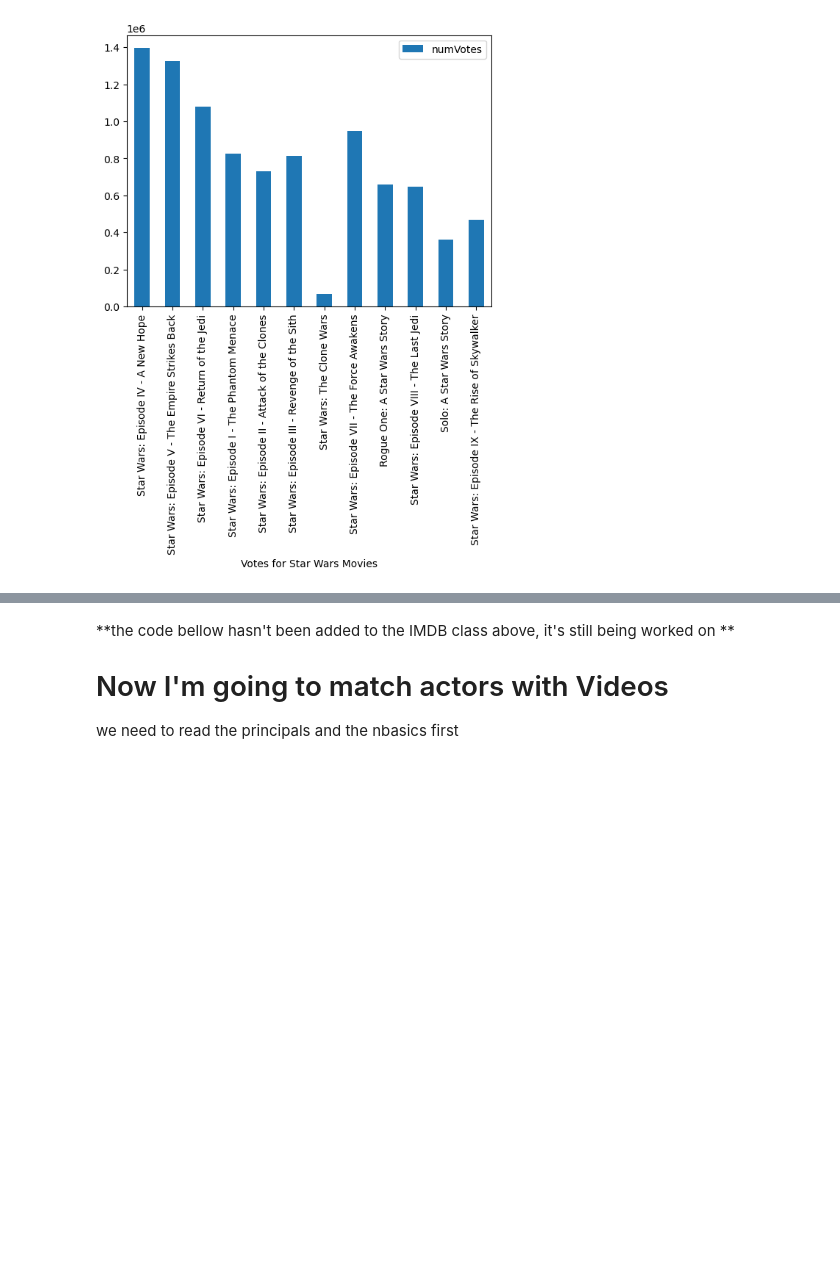
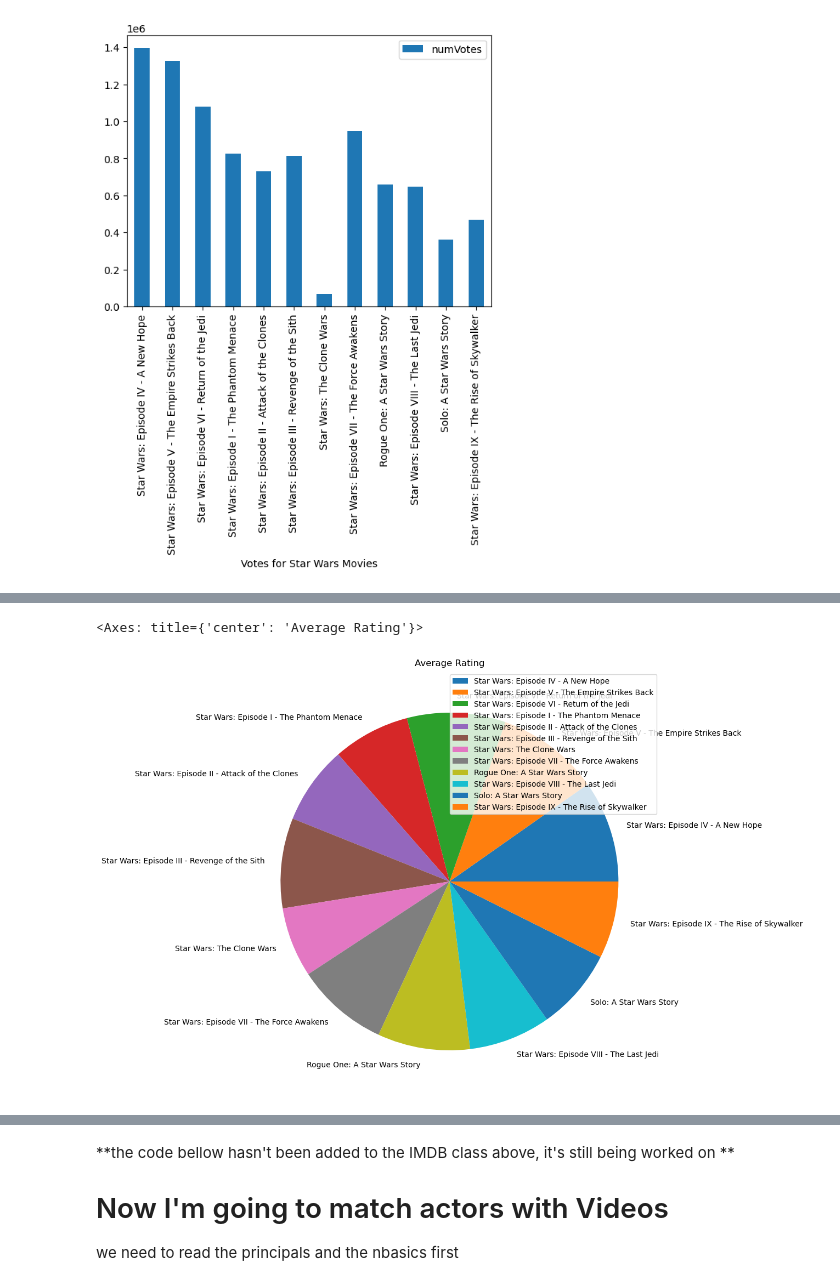
Before and after one commit to salamcast/IMDBnotebooks-DataAnalysis, a Jupyter notebook: imdb-data-pandas-playground.ipynb, the cells around one changed output, grey strips where cells are left out. Drawn from its saved outputs; the diff is of its cells as text; code cells hidden in the pictures; blank space fills up the shorter version.

```diff
--- a/imdb-data-pandas-playground.ipynb
+++ b/imdb-data-pandas-playground.ipynb
@@ -349,0 +380,5 @@ SW.plot.bar(x='primaryTitle', y='numVotes', xlabel="Votes for Star Wars Movies")
+# %%
+SW.set_index('primaryTitle').plot.pie(y='averageRating', figsize=(10, 10), title='Average Rating', ylabel='')
+# %% [output]
+<Axes: title={'center': 'Average Rating'}>
+[figure, added]
```
Also changed, not shown: parts of 20 cells of this notebook.
